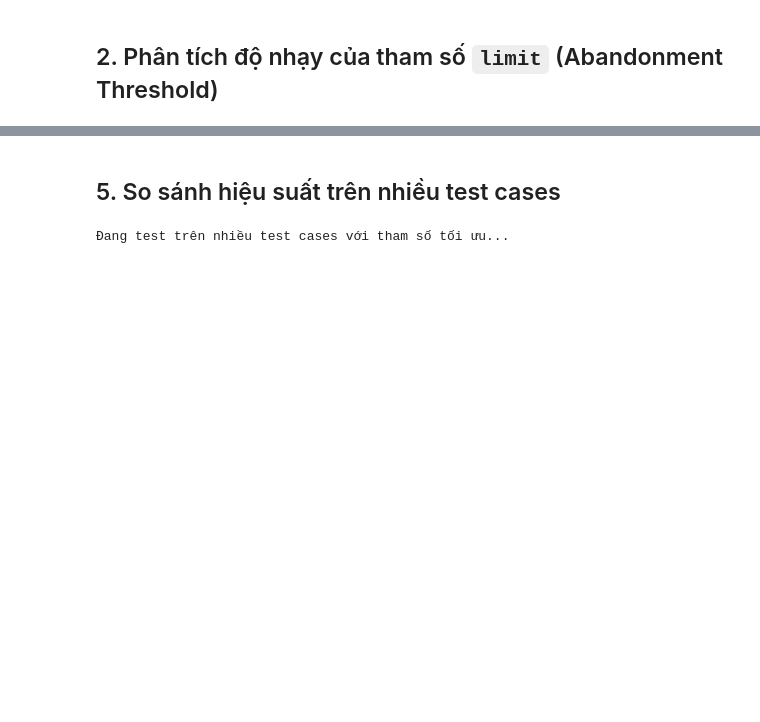
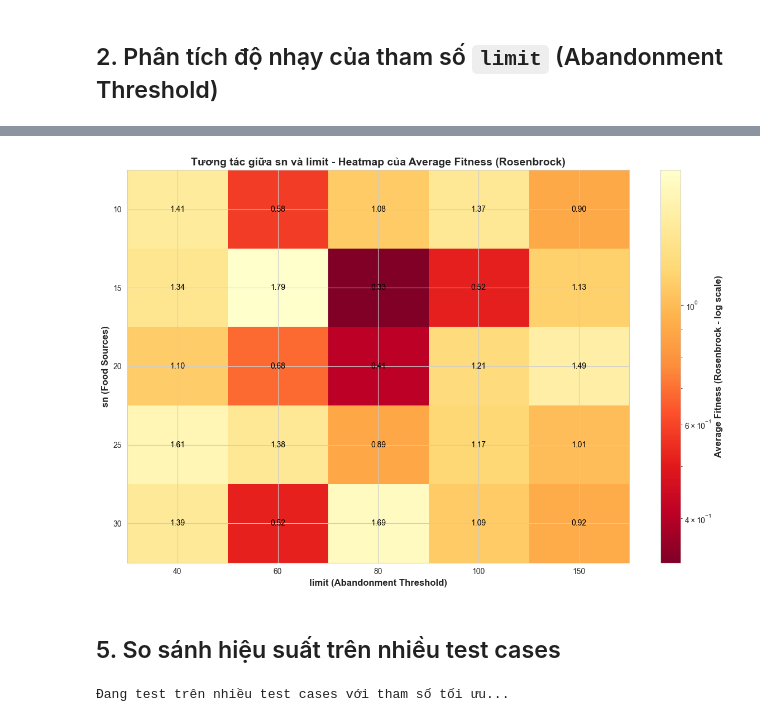
Before and after one commit to p1neapplechoco/search-algo, a Jupyter notebook: notebooks/abc_parameters.ipynb, the cells around one changed output, grey strips where cells are left out. Cells and saved outputs as stored; diff of their text form; code cells hidden in the pictures; blank space fills up the shorter version.

```diff
--- a/notebooks/abc_parameters.ipynb
+++ b/notebooks/abc_parameters.ipynb
@@ -491,3 +471,52 @@ plt.show()
+# %%
+import matplotlib.colors as colors
+
+fig, ax = plt.subplots(figsize=(12, 8))
+
+vmin = np.maximum(heatmap_data.min(), 1e-10)
+vmax = heatmap_data.max()
+
+im = ax.imshow(
+    heatmap_data,
+    cmap="YlOrRd_r",
+    aspect="auto",
+    norm=colors.LogNorm(vmin=vmin, vmax=vmax),
+)
+
+ax.set_xticks(np.arange(len(limit_test)))
+ax.set_yticks(np.arange(len(sn_test)))
+ax.set_xticklabels(limit_test)
+ax.set_yticklabels(sn_test)
+
+cbar = plt.colorbar(im, ax=ax)
+cbar.set_label(
+    "Average Fitness (Rosenbrock - log scale)", fontsize=12, fontweight="bold"
+)
+
+for i in range(len(sn_test)):
+    for j in range(len(limit_test)):
+        text = ax.text(
+            j,
+            i,
+            f"{heatmap_data[i, j]:.2f}",
+            ha="center",
+            va="center",
+            color="black",
+            fontsize=10,
+        )
+
+ax.set_xlabel("limit (Abandonment Threshold)", fontsize=12, fontweight="bold")
+ax.set_ylabel("sn (Food Sources)", fontsize=12, fontweight="bold")
+ax.set_title(
+    "Tương tác giữa sn và limit - Heatmap của Average Fitness (Rosenbrock)",
+    fontsize=14,
+    fontweight="bold",
+)
+
+plt.tight_layout()
+plt.show()
+# %% [output]
+[figure, added]
 # %% [markdown]
 ## 5. So sánh hiệu suất trên nhiều test cases
 # %%
```
Also changed, not shown: parts of 30 cells of this notebook, 1 other file.
